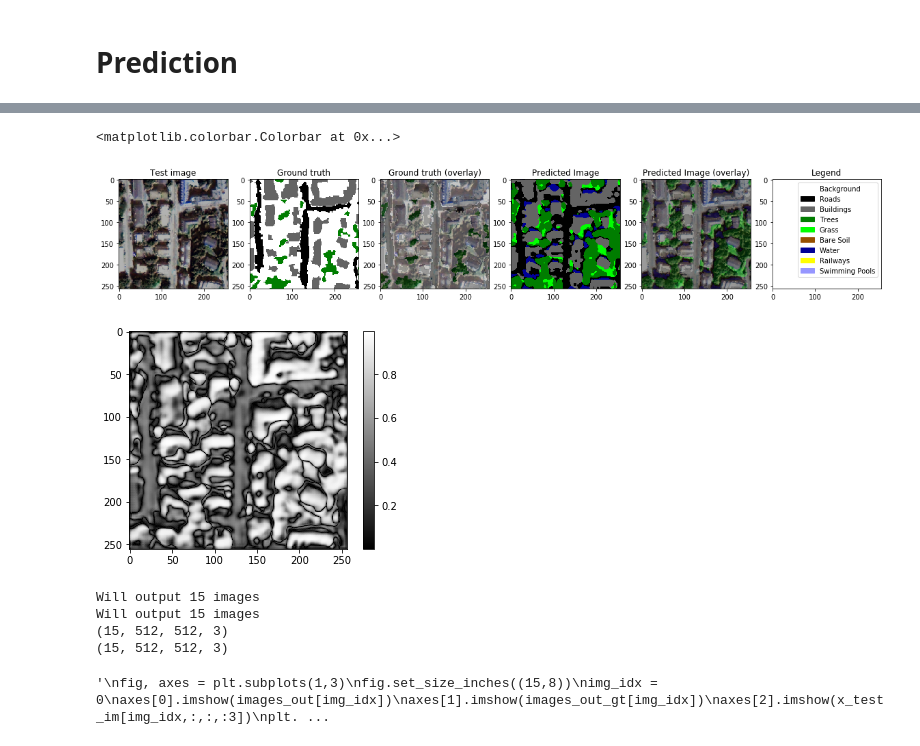
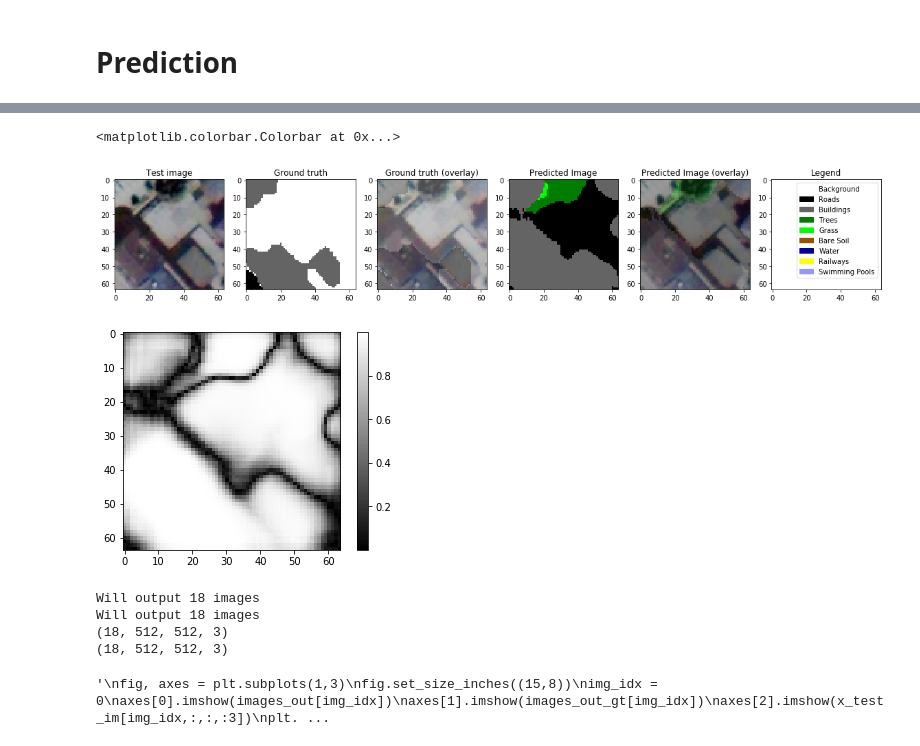
Before and after one commit to CyrilWendl/SIE-Master, a Jupyter notebook: Zurich/Zurich Land Cover Classification.ipynb, the cells around one changed output, grey strips where cells are left out. Saved outputs shown, nothing was run; the diff lists cells and outputs as text; code cells hidden in the pictures.

```diff
--- a/Zurich/Zurich Land Cover Classification.ipynb
+++ b/Zurich/Zurich Land Cover Classification.ipynb
@@ -190,7 +188,7 @@ def get_padded_patches(images, patch_size = 64, window_size = 64):
     get padded (mirror) patches for all images
     """
     patches = []
-    for im in tqdm_notebook(images): # loop over images
+    for im in tqdm(images): # loop over images
         patches_im = np.zeros([int(im.shape[0]/patch_size),int(im.shape[1]/patch_size), window_size, window_size, im.shape[2]])
         max_x = np.mod(im.shape[0],patch_size)
         max_y = np.mod(im.shape[1],patch_size)
@@ -215,7 +213,7 @@ def get_gt_patches(images_gt, patch_size = 64):
     get ground truth patches for all images
     """
     gt_patches = []
-    for im in tqdm_notebook(images_gt):
+    for im in tqdm(images_gt):
         max_x = np.mod(im.shape[0],patch_size)
         max_y = np.mod(im.shape[1],patch_size)
         patches_im_gt = view_as_blocks(im[:-max_x,:-max_y], block_shape=(patch_size, patch_size))
@@ -228,7 +226,7 @@ def get_gt_patches(images_gt, patch_size = 64):
     #patches = np.concatenate(patches, axis = 0)
     return np.asarray(gt_patches)
 # %%
-patch_size = 256
+patch_size = 64
 im_patches = get_padded_patches(imgs, patch_size = patch_size, window_size = patch_size)
 gt_patches = get_gt_patches(gt, patch_size = patch_size)
 print(im_patches.shape)
@@ -319,7 +319,7 @@ n_classes = 9
 # convert to numpy arrays
 x_train = np.asarray(x_train_im)
 x_val = np.asarray(x_val_im)
-x_test = np.asarray(x_test_im)
+x_test = np.asarray(x_test)
 
 # make y data categorical
 y_train = to_categorical(y_train_labels_im, n_classes)
@@ -583,7 +583,7 @@ def get_unet(n_classes,input_shape=x_train.shape[1:]):
 
     return model
 # %%
-batch_size = 2
+batch_size = 20
 epochs = 300
 
 def model_train(model, data_augmentation = True):
@@ -653,39 +635,39 @@ alpha = .3 # for overlay
 fig, axes = plt.subplots(1,6)
 fig.set_size_inches(20,20)
 fig_im = x_test[im_idx][:,:,:3]*(1-alpha)
-fig_test = gt_label_to_color(y_test_labels_im[im_idx])
+fig_test = gt_label_to_color(y_test_labels[im_idx])
 fig_pred = gt_label_to_color(y_pred_label[im_idx])
 
 # plots
 axes[0].imshow(fig_im)
 axes[1].imshow(fig_test)
 axes[2].imshow(fig_test*alpha+fig_im*(1-alpha))
 axes[3].imshow(fig_pred)
 axes[4].imshow(fig_pred*alpha+fig_im*(1-alpha))
 axes[5].imshow(fig_im*0+1)
 
 # titles
 axes[0].set_title("Test image")
 axes[1].set_title("Ground truth")
 axes[2].set_title("Ground truth (overlay)")
 axes[3].set_title("Predicted Image")
 axes[4].set_title("Predicted Image (overlay)")
 axes[5].set_title("Legend")
 
 # legend
 legend_data = [[l[0],l[1]] for l in legend.items()]
 handles = [Rectangle((0,0),1,1, color = (v/255 for v in c)) for n,c in legend_data]
 labels = [n for n,c in legend_data]
 axes[5].legend(handles,labels)
 
 # show certitude by network
 fig = plt.figure()
 plt.imshow(y_pred_acc[im_idx], cmap='gray')
 plt.colorbar()
 # %% [output]
 <matplotlib.colorbar.Colorbar at 0x...>
-[figure, old version]
+[figure, new version]
-[figure, old version]
+[figure, new version]
 # %%
 # convert patches to input image
 def convert_patches_to_image(im_patches, patch_size=64, image_size=512, verbose=False):
@@ -715,10 +697,10 @@ images_out_gt = convert_patches_to_image(gt_label_to_color(y_test_labels), patch
 print(images_out.shape)
 print(images_out_gt.shape)
 # %% [output]
-Will output 15 images
-Will output 15 images
-(15, 512, 512, 3)
-(15, 512, 512, 3)
+Will output 18 images
+Will output 18 images
+(18, 512, 512, 3)
+(18, 512, 512, 3)
 # %%
 """
 fig, axes = plt.subplots(1,3)
```
Also changed, not shown: parts of 13 cells of this notebook, 1 other file.
